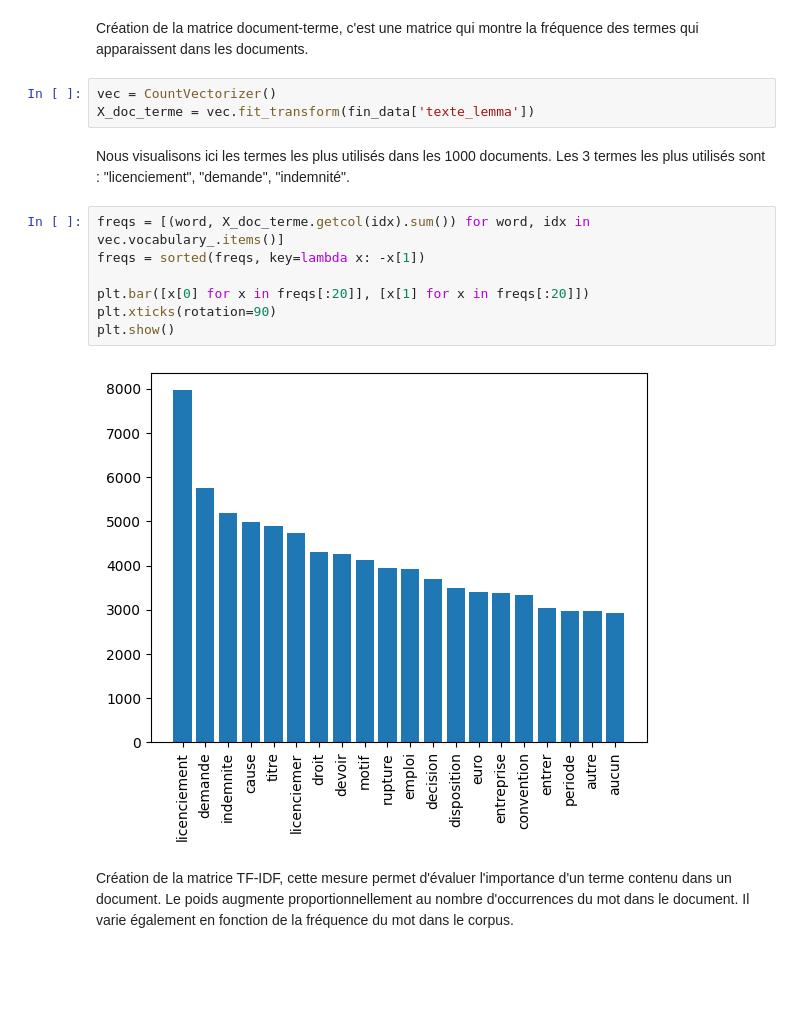
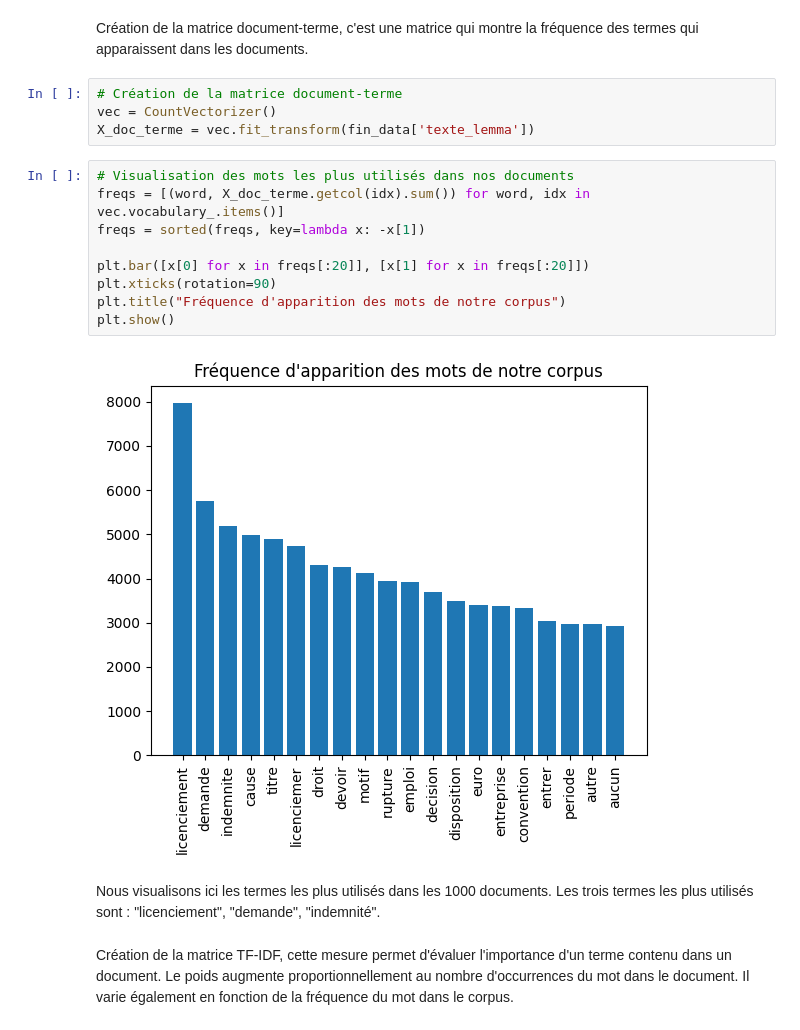
Before and after one commit to elecunff/M2_NLP_Mandard_LeCunff, a Jupyter notebook: Script/NLP.ipynb, the cells around one changed output. Saved outputs shown, nothing was run; the diff lists cells and outputs as text; blank space fills up the shorter version.

```diff
--- a/Script/NLP.ipynb
+++ b/Script/NLP.ipynb
@@ -207,19 +201,22 @@ plt.show()
 # %% [markdown]
 Création de la matrice document-terme, c'est une matrice qui montre la fréquence des termes qui apparaissent dans les documents.
 # %%
+# Création de la matrice document-terme
 vec = CountVectorizer()
 X_doc_terme = vec.fit_transform(fin_data['texte_lemma'])
+# %%
+# Visualisation des mots les plus utilisés dans nos documents
+freqs = [(word, X_doc_terme.getcol(idx).sum()) for word, idx in vec.vocabulary_.items()]
+freqs = sorted(freqs, key=lambda x: -x[1])
+
+plt.bar([x[0] for x in freqs[:20]], [x[1] for x in freqs[:20]])
+plt.xticks(rotation=90)
+plt.title("Fréquence d'apparition des mots de notre corpus")
+plt.show()
+# %% [output]
+[figure, added]
 # %% [markdown]
-Nous visualisons ici les termes les plus utilisés dans les 1000 documents. Les 3 termes les plus utilisés sont : "licenciement", "demande", "indemnité".
+Nous visualisons ici les termes les plus utilisés dans les 1000 documents. Les trois termes les plus utilisés sont : "licenciement", "demande", "indemnité".
-# %%
-freqs = [(word, X_doc_terme.getcol(idx).sum()) for word, idx in vec.vocabulary_.items()]
-freqs = sorted(freqs, key=lambda x: -x[1])
-
-plt.bar([x[0] for x in freqs[:20]], [x[1] for x in freqs[:20]])
-plt.xticks(rotation=90)
-plt.show()
-# %% [output]
-[figure, removed]
 # %% [markdown]
 Création de la matrice TF-IDF, cette mesure permet d'évaluer l'importance d'un terme contenu dans un document. Le poids augmente proportionnellement au nombre d'occurrences du mot dans le document. Il varie également en fonction de la fréquence du mot dans le corpus.
 # %%
```
Also changed, not shown: parts of 67 cells of this notebook, 1 other file.
